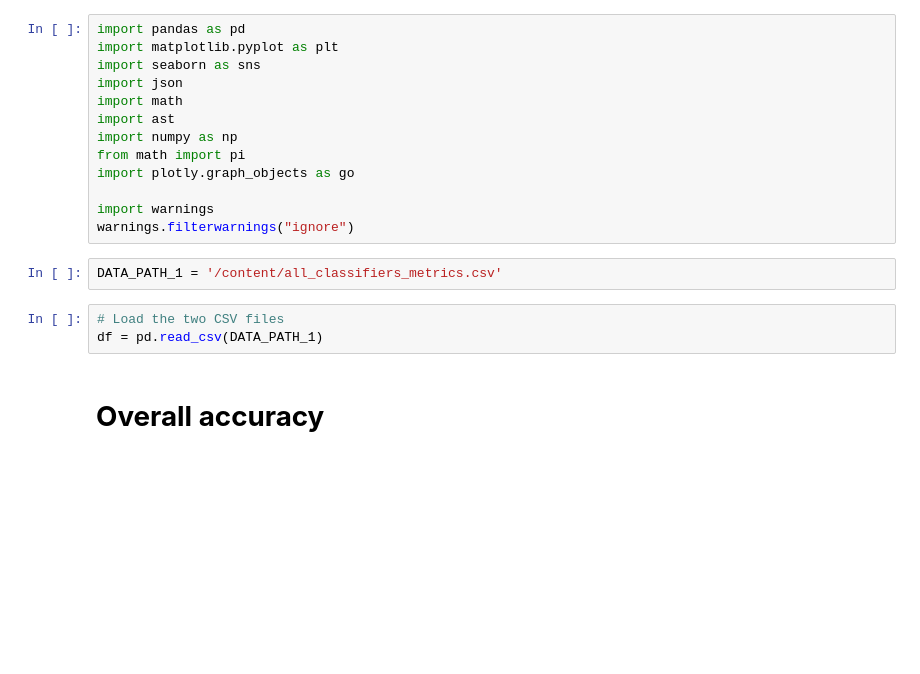
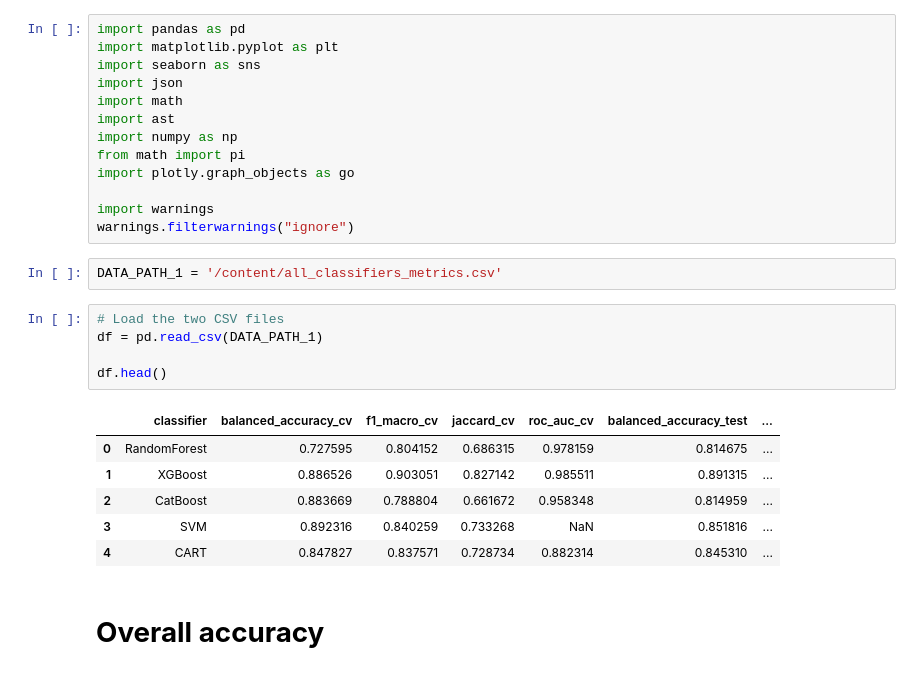
Before and after one commit to AhmedTioual/Projet_France_Travail, a Jupyter notebook: 1_supervised_regression/notebooks/02_models_evaluation_visualization.ipynb, the cells around one changed output. Drawn from its saved outputs; the diff is of its cells as text; blank space fills up the shorter version.

```diff
--- a/1_supervised_regression/notebooks/02_models_evaluation_visualization.ipynb
+++ b/1_supervised_regression/notebooks/02_models_evaluation_visualization.ipynb
@@ -18,6 +18,15 @@ DATA_PATH_1 = '/content/all_classifiers_metrics.csv'
 # %%
 # Load the two CSV files
 df = pd.read_csv(DATA_PATH_1)
+
+df.head()
+# %% [output]
+|  | classifier | balanced_accuracy_cv | f1_macro_cv | jaccard_cv | roc_auc_cv | balanced_accuracy_test | ... |
+| 0 | RandomForest | 0.727595 | 0.804152 | 0.686315 | 0.978159 | 0.814675 | ... |
+| 1 | XGBoost | 0.886526 | 0.903051 | 0.827142 | 0.985511 | 0.891315 | ... |
+| 2 | CatBoost | 0.883669 | 0.788804 | 0.661672 | 0.958348 | 0.814959 | ... |
+| 3 | SVM | 0.892316 | 0.840259 | 0.733268 | NaN | 0.851816 | ... |
+| 4 | CART | 0.847827 | 0.837571 | 0.728734 | 0.882314 | 0.845310 | ... |
 # %% [markdown]
 # **Overall accuracy**
 # %%
```
Also changed, not shown: parts of 4 cells of this notebook, 3 other files.
